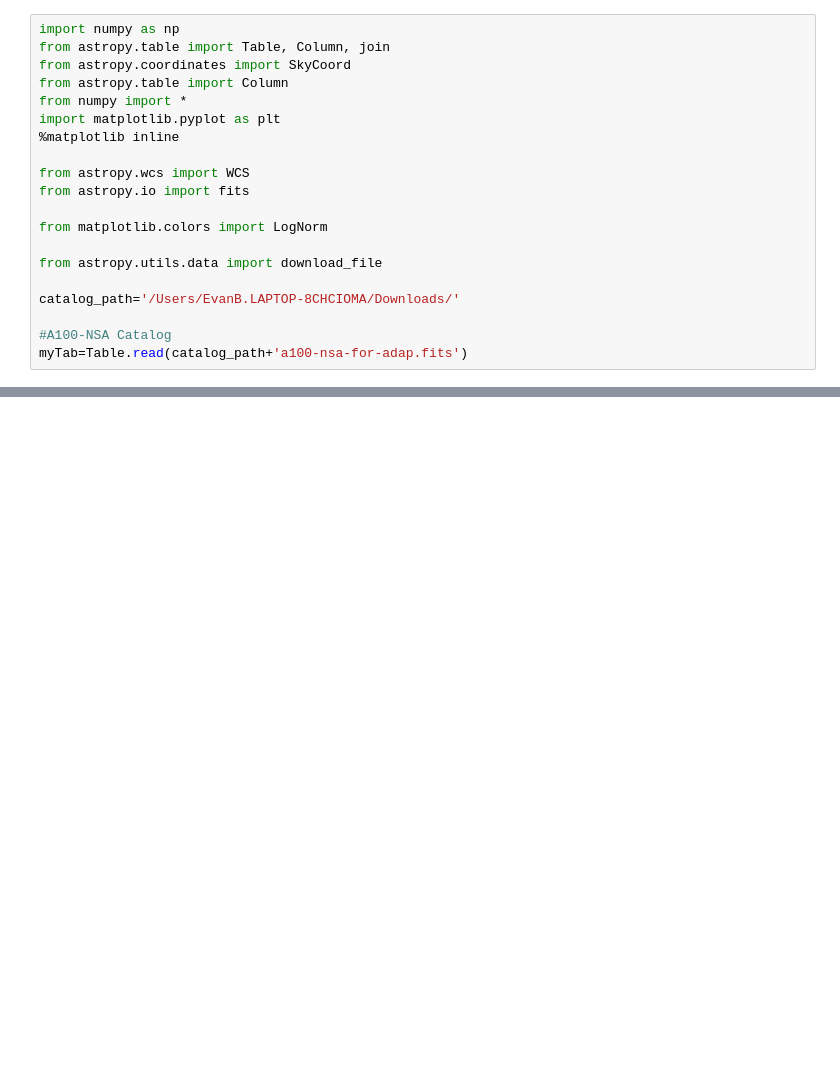
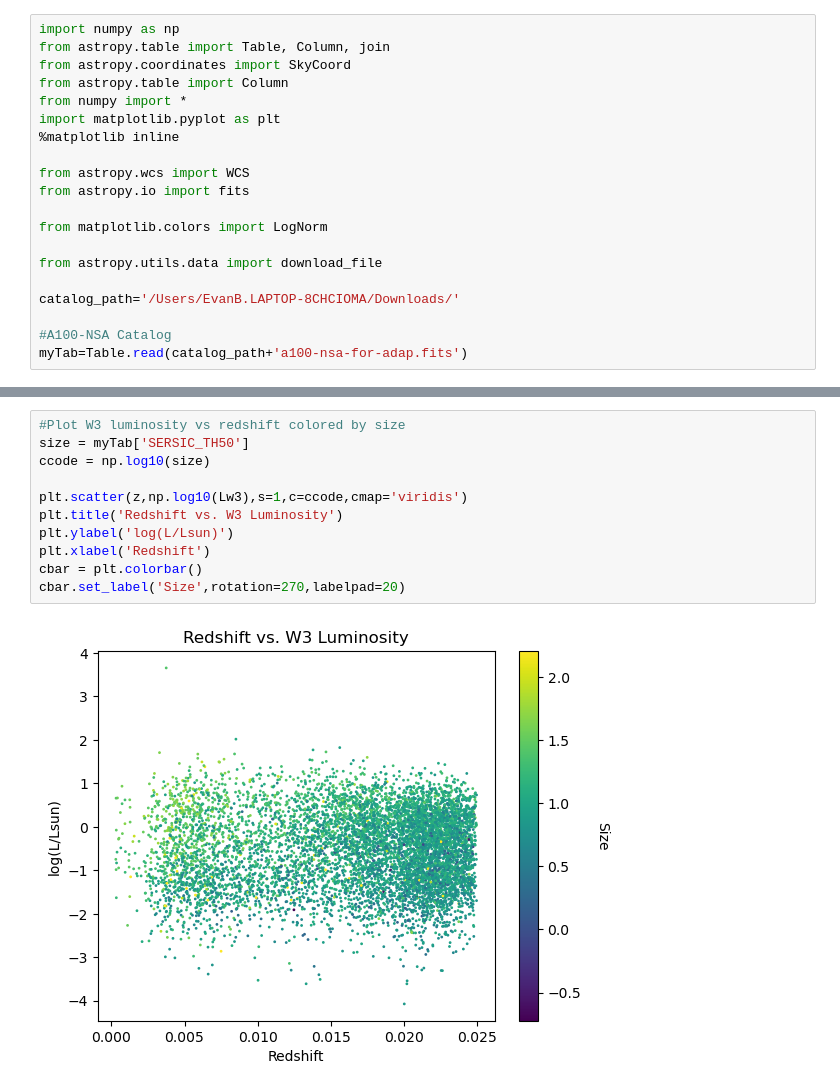
Before and after one commit to EvanBarkus/WISESize_Project, a Jupyter notebook: LvRedshiftPlot.ipynb, the cells around one changed output, grey strips where cells are left out. Cells and saved outputs as stored; diff of their text form; blank space fills up the shorter version.

```diff
--- a/LvRedshiftPlot.ipynb
+++ b/LvRedshiftPlot.ipynb
@@ -46,0 +62,13 @@ Text(0.5, 0, 'Redshift')
+# %%
+#Plot W3 luminosity vs redshift colored by size
+size = myTab['SERSIC_TH50']
+ccode = np.log10(size)
+
+plt.scatter(z,np.log10(Lw3),s=1,c=ccode,cmap='viridis')
+plt.title('Redshift vs. W3 Luminosity')
+plt.ylabel('log(L/Lsun)')
+plt.xlabel('Redshift')
+cbar = plt.colorbar()
+cbar.set_label('Size',rotation=270,labelpad=20)
+# %% [output]
+[figure, added]
```
Also changed, not shown: parts of 5 cells of this notebook.
